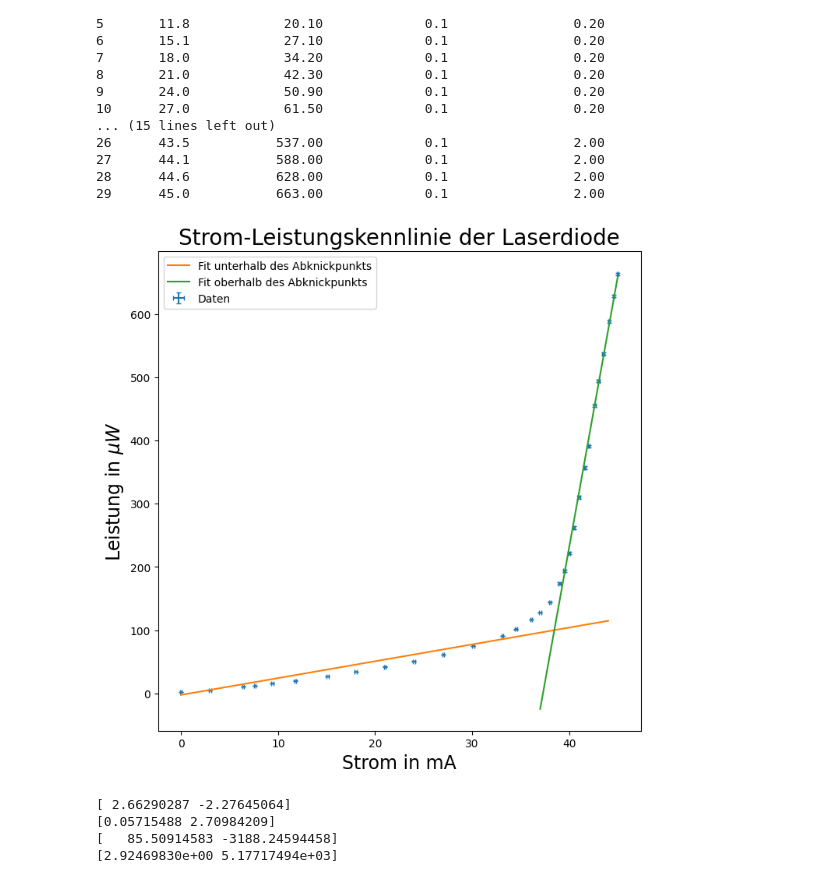
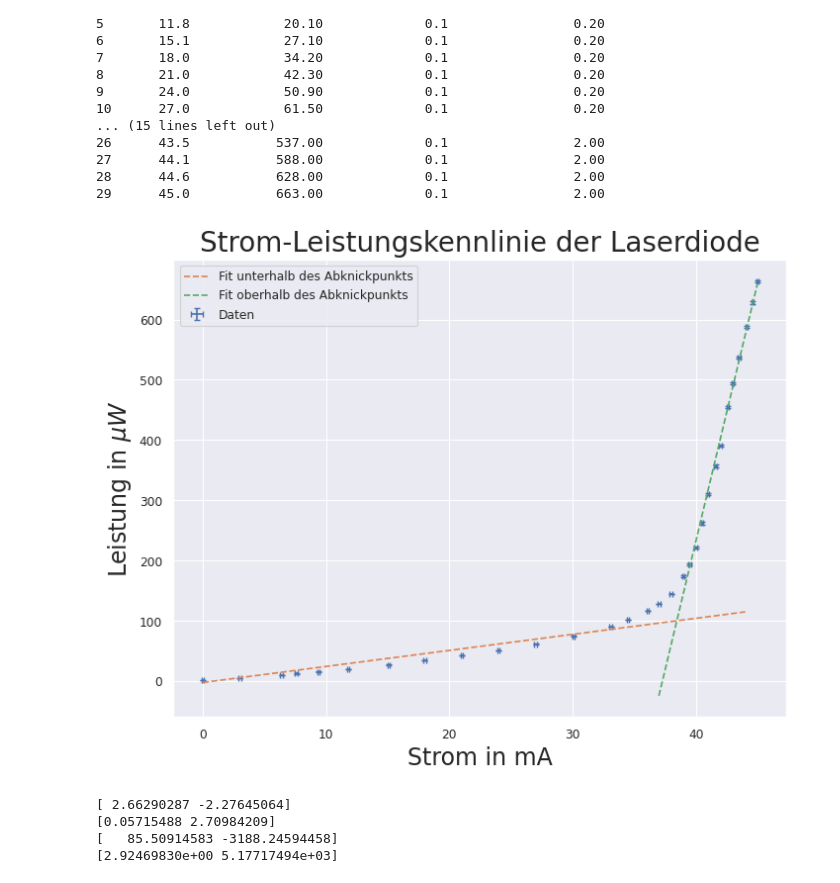
Before and after one commit to KemalOenen/Grundpraktikum2_Gruppe1_SS23, a Jupyter notebook: Versuch3/Laserdioden_Andrija.ipynb, the cells around one changed output. Saved outputs shown, nothing was run; the diff lists cells and outputs as text; code cells hidden in the pictures.

Commit message:
added errors for bandwidth and added plot theme

```diff
--- a/Versuch3/Laserdioden_Andrija.ipynb
+++ b/Versuch3/Laserdioden_Andrija.ipynb
@@ -36,27 +38,28 @@ print(df.to_string())
 29      45.0           663.00             0.1                2.00
 # %%
 #plt.errorbar(df["Strom/mA"], df["Leistung/microW"], df["Uncert P in microW"], df["Uncert I in mA"], fmt='none')
-fig, axs = plt.subplots(1,1,figsize=(8, 8))
-
-axs.errorbar(df["Strom/mA"], df["Leistung/microW"], df["Uncert P in microW"], df["Uncert I in mA"],linestyle='none',capsize = 2, label="Daten")
+fig, axs = plt.subplots(1,1,figsize=(8, 6))
+sns.set_theme(style="darkgrid")
+sns.set_context("paper")
+plt.errorbar(df["Strom/mA"], df["Leistung/microW"], df["Uncert P in microW"], df["Uncert I in mA"],linestyle='none',capsize = 2, label="Daten")
 InitialValues = [1,0]
 
 OptimalValues_under, CovarianceMatrix_under = curve_fit(function,df["Strom/mA"][:17],
                                                         df["Leistung/microW"][:17],sigma = df["Uncert P in microW"][:17],p0 = InitialValues)
-axs.plot(np.arange(0.0,45,1.0),function(np.arange(0.0,45,1.0),*OptimalValues_under), label = 'Fit unterhalb des Abknickpunkts')
+plt.plot(np.arange(0.0,45,1.0),function(np.arange(0.0,45,1.0),*OptimalValues_under), '--', label = 'Fit unterhalb des Abknickpunkts')
 
 OptimalValues_over, CovarianceMatrix_over = curve_fit(function,df["Strom/mA"][17:],
                                                       df["Leistung/microW"][17:],sigma = df["Uncert P in microW"][17:],p0 = InitialValues)
-axs.plot(np.arange(37,46,1.0),function(np.arange(37,46,1.0),*OptimalValues_over), label = 'Fit oberhalb des Abknickpunkts')
+plt.plot(np.arange(37,46,1.0),function(np.arange(37,46,1.0),*OptimalValues_over), '--', label = 'Fit oberhalb des Abknickpunkts')
 
-axs.set_ylabel(r"Leistung in $\mu W$", size=17)
-axs.set_xlabel(r"Strom in mA", size=17)
+plt.ylabel(r"Leistung in $\mu W$", size=17)
+plt.xlabel(r"Strom in mA", size=17)
 plt.title("Strom-Leistungskennlinie der Laserdiode", size=20)
 plt.legend()
 
 plt.show()
 # %% [output]
-[figure, old version]
+[figure, new version]
 # %%
 print(OptimalValues_under)
 temp1=np.diag(CovarianceMatrix_under)
```
Also changed, not shown: parts of 2 cells of this notebook, 1 other file.
